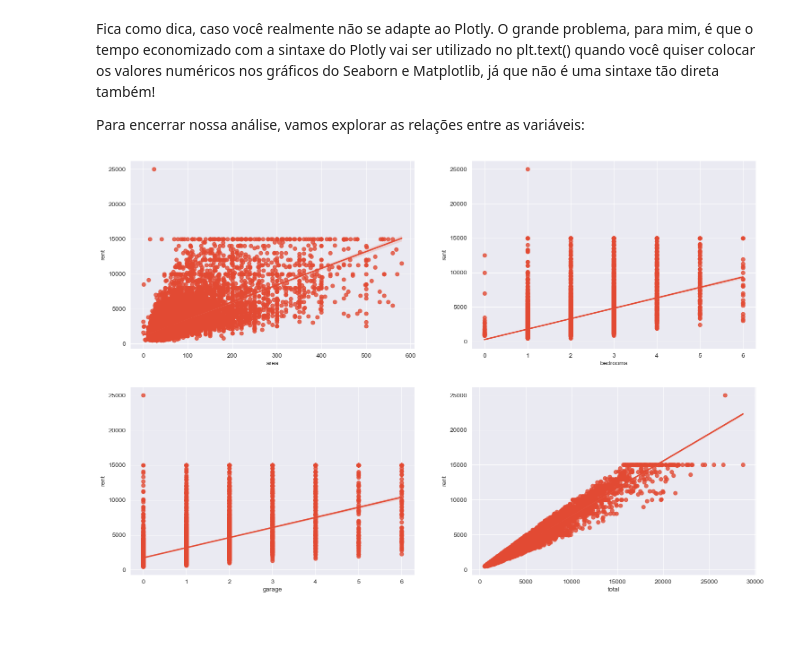
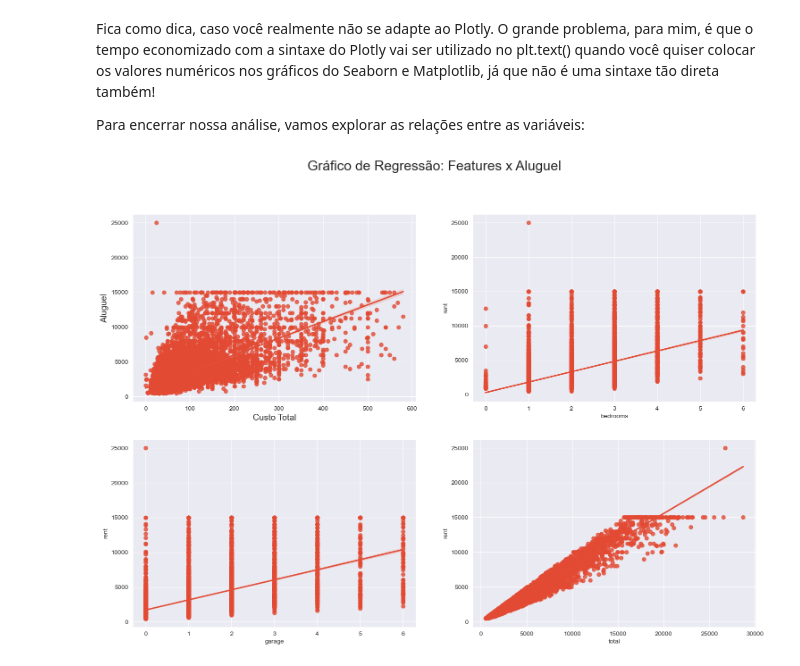
Before and after one commit to alencargthiago/Python_exercises, a Jupyter notebook: Analise_exploratoria/ana_explora_part3.ipynb, the cells around one changed output. Cells and saved outputs as stored; diff of their text form; code cells hidden in the pictures; blank space fills up the shorter version.

```diff
--- a/Analise_exploratoria/ana_explora_part3.ipynb
+++ b/Analise_exploratoria/ana_explora_part3.ipynb
@@ -483,11 +483,24 @@ Para encerrar nossa análise, vamos explorar as relações entre as variáveis:
 # %%
 sns.set_style("darkgrid")
 
 fig, axs = plt.subplots( 2, 2, figsize =(18,12))
 
 _= sns.regplot(x="area", y="rent", data= aptos, ax=axs[0,0])
 _= sns.regplot(x="bedrooms",y="rent", data= aptos, ax=axs[0,1])
 _= sns.regplot(x="garage", y="rent", data= aptos, ax=axs[1,0])
 _= sns.regplot(x="total",y="rent", data= aptos, ax=axs[1,1])
+
+
+_ = axs[0,0].set_xlabel("Área", fontsize = 14)
+_ = axs[0,0].set_ylabel("Aluguel", fontsize = 14)
+_ = axs[0,0].set_xlabel("N° de quartos", fontsize = 14)
+_ = axs[0,0].set_ylabel("Aluguel", fontsize = 14)
+_ = axs[0,0].set_xlabel("Vagas de Garagem", fontsize = 14)
+_ = axs[0,0].set_ylabel("Aluguel", fontsize = 14)
+_ = axs[0,0].set_xlabel("Custo Total", fontsize = 14)
+_ = axs[0,0].set_ylabel("Aluguel", fontsize = 14)
+
+_ = fig.suptitle("Gráfico de Regressão: Features x Aluguel", fontsize = 22)
+_= plt.show()
 # %% [output]
-[figure, old version]
+[figure, new version]
```
Also changed, not shown: parts of 11 cells of this notebook.
